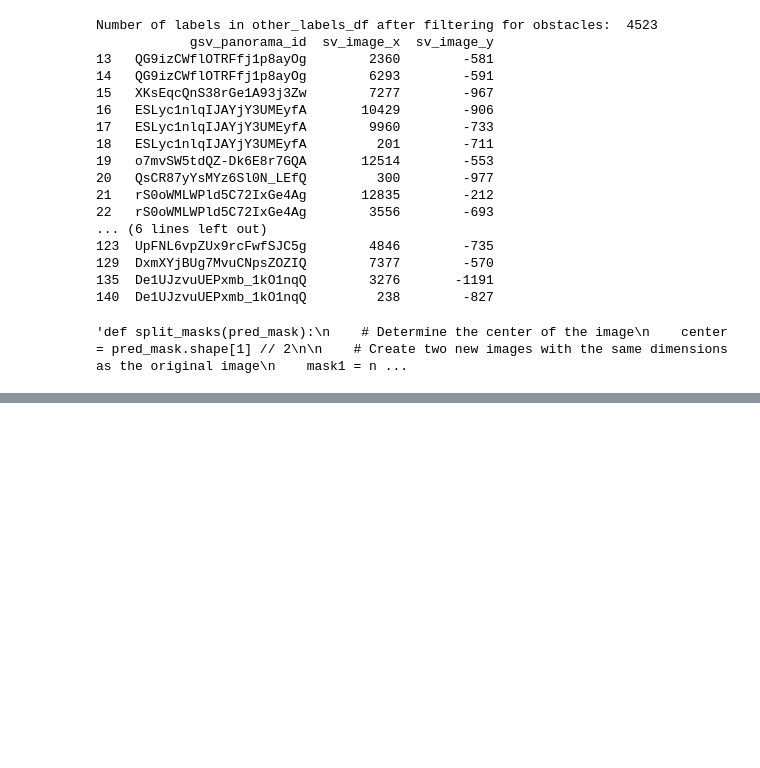
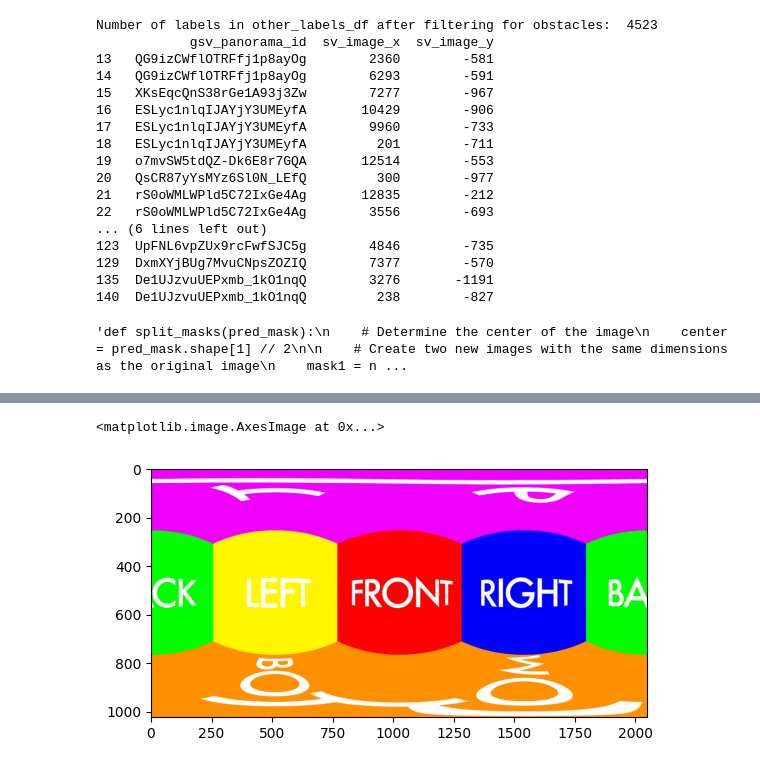
Before and after one commit to Amsterdam-Internships/sidewalk-accessibility-features, a Jupyter notebook: notebooks/evaluate_2d.ipynb, the cells around one changed output, grey strips where cells are left out. Cells and saved outputs as stored; diff of their text form; code cells hidden in the pictures; blank space fills up the shorter version.

```diff
--- a/notebooks/evaluate_2d.ipynb
+++ b/notebooks/evaluate_2d.ipynb
@@ -268,0 +567,7 @@ visualize_debug(gt_points, pred_masks, distances, closest_points, mask_indices)
+# %%
+# Visualize the image with path '../res/equirectangular.png' with matplotlib
+img = plt.imread('../res/equirectangular.png')
+plt.imshow(img)
+# %% [output]
+<matplotlib.image.AxesImage at 0x...>
+[figure, added]
```
Also changed, not shown: parts of 15 cells of this notebook, 1 other file.
